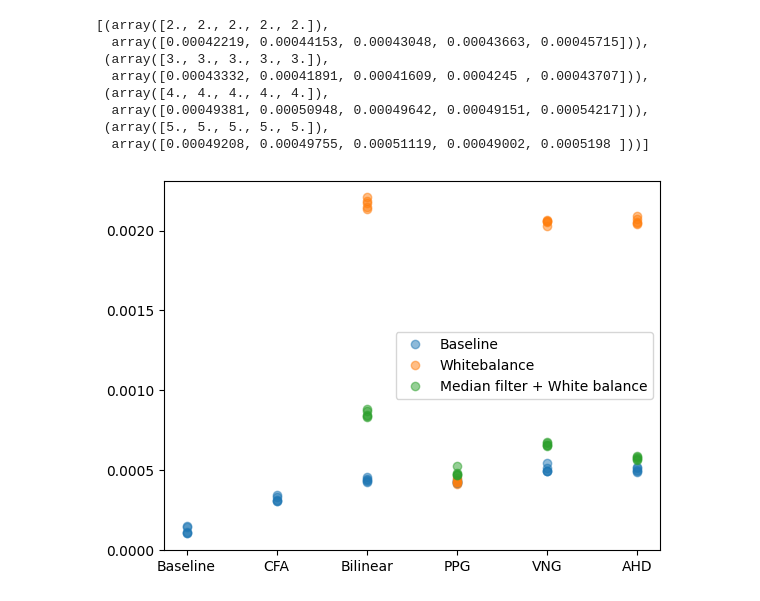
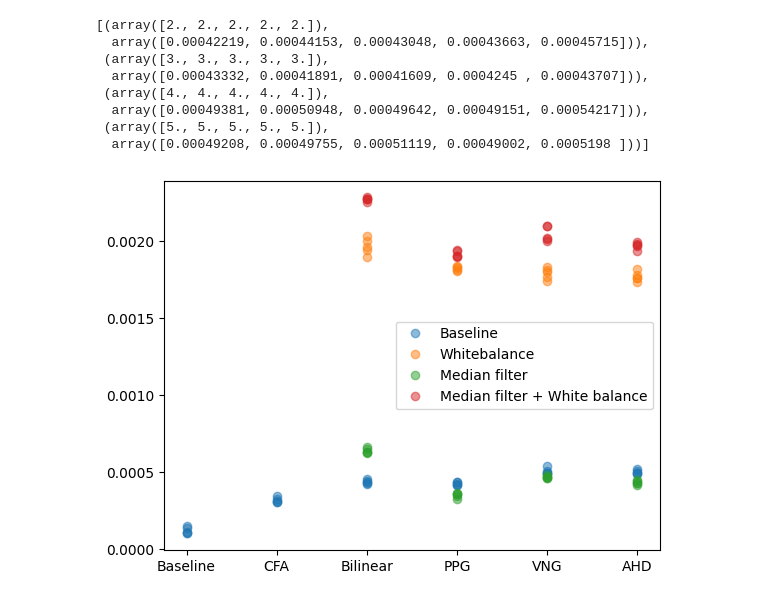
Before and after one commit to GustavMH/cfa-raw, a Jupyter notebook: notebooks/dataset-exploration.ipynb, the cells around one changed output. Drawn from its saved outputs; the diff is of its cells as text; code cells hidden in the pictures.

```diff
--- a/notebooks/dataset-exploration.ipynb
+++ b/notebooks/dataset-exploration.ipynb
@@ -590,20 +590,20 @@ plt.show()
  (array([5., 5., 5., 5., 5.]),
   array([0.00049208, 0.00049755, 0.00051119, 0.00049002, 0.0005198 ]))]
 # %%
-n_path = Path("/home/gustav/Downloads/ds_proc/loss-monday")
+n_path = Path("/home/gustav/Downloads/ds_proc/loss-wed")
 
 
 plt.plot(
 *np.array([np.array(((np.random.rand(5)*.0) + i, read_loss_noise0(noise0_path_300, format).mean(axis=1))).T
  for i, format in enumerate(["pn", "np", "d0", "d1", "d2", "d3"])]).reshape(30,2).T, "o", alpha=0.5)
 
-for format in ["w", "mw"]:
+for format in ["w", "m", "mw"]:
     plt.plot(
         *np.array([np.array(((np.random.rand(5)*.0) + i + 2, read_loss_noise0(n_path, f"{format}{i}").mean(axis=1))).T
         for i, j in enumerate(["d0", "d1", "d2", "d3"])]).reshape(20,2).T, "o", alpha=0.5)
 
 plt.xticks(range(6), ["Baseline", "CFA", "Bilinear", "PPG", "VNG", "AHD"])
-plt.legend(["Baseline", "Whitebalance", "Median filter + White balance"])
+plt.legend(["Baseline", "Whitebalance", "Median filter", "Median filter + White balance"])
 plt.show()
 # %% [output]
-[figure, old version]
+[figure, new version]
```
Also changed, not shown: 1 other file.
